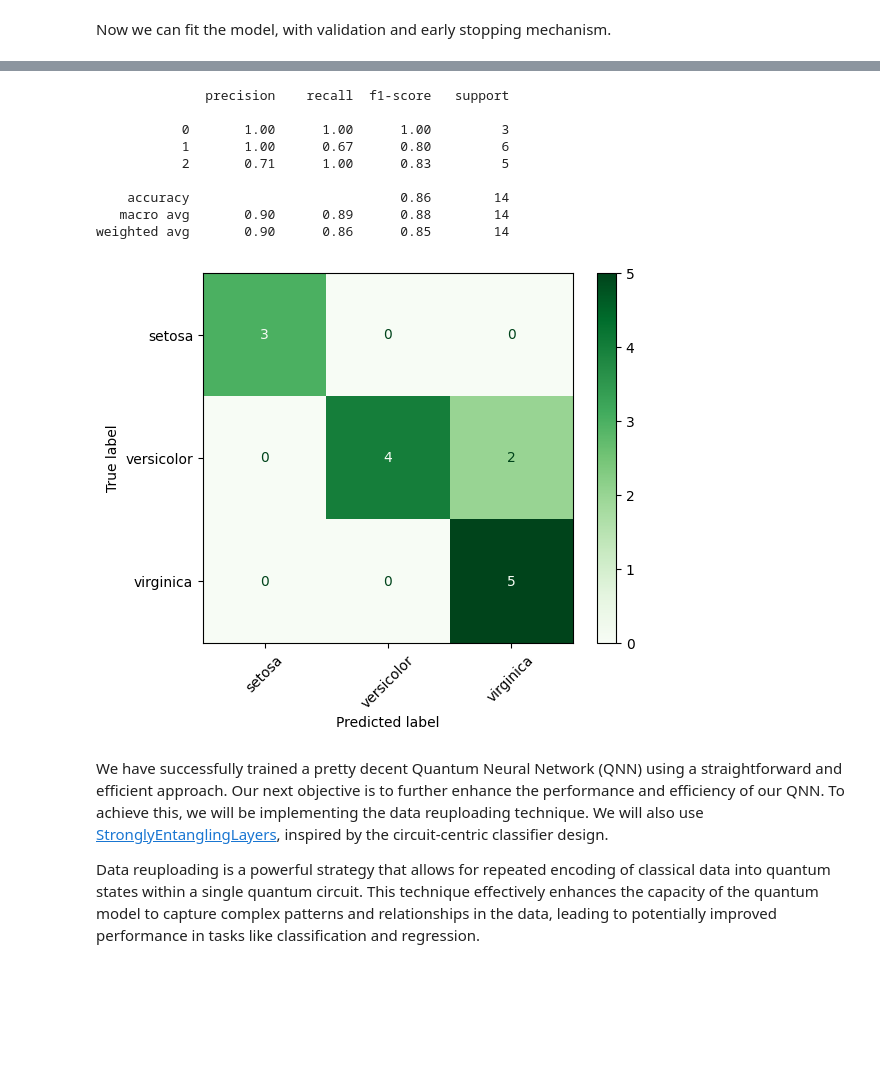
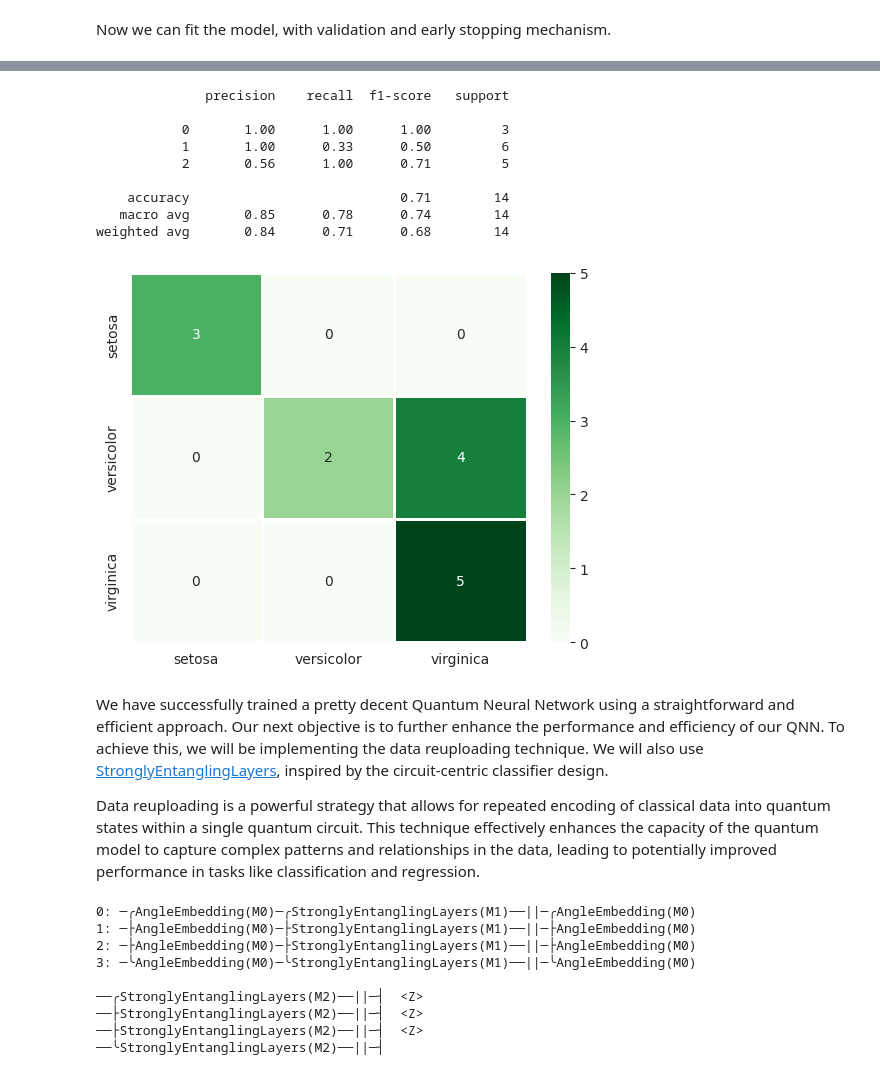
Before and after one commit to m2papierz/FastQML, a Jupyter notebook: demo/quantum_neural_network_demo.ipynb, the cells around one changed output, grey strips where cells are left out. Saved outputs shown, nothing was run; the diff lists cells and outputs as text; code cells hidden in the pictures; blank space fills up the shorter version.

Commit message:
Adjust QNN demo to new Estimator interface

```diff
--- a/demo/quantum_neural_network_demo.ipynb
+++ b/demo/quantum_neural_network_demo.ipynb
@@ -37,6 +43,7 @@ X, y = data.data, data.target
 # Normalize the data
 scaler = MinMaxScaler(feature_range=(-1, 1))
 X_normalized = scaler.fit_transform(X)
+X, y = X.astype(np.float32), y.astype(np.int16)
 
 # Split the dataset into training and testing sets
 X_train, X_test, y_train, y_test = train_test_split(
@@ -61,10 +68,22 @@ feature_map = AngleEmbedding(
     n_qubits=QUBITS_N
 )
 
-# EfficientSU2 ansatz
+# EfficientSU2 ansatz instance with 'full' entanglement scheme
 ansatz = EfficientSU2(
     n_qubits=QUBITS_N,
     entanglement='full',
-    skip_last_rotations=False,
-    reps=1
+    skip_last_rotations=False
 )
+
+# QuantumModel instance with defined ansatz and feature map
+q_model = QuantumModel(
+    n_qubits=QUBITS_N,
+    feature_map=feature_map,
+    ansatz=ansatz,
+    layers_num=2,
+    measurements_num=3,
+    data_reuploading=False
+)
+
+# Draw quantum model circuit
+q_model.draw_circuit(device_expansion=False)
@@ -73,14 +102,7 @@ Having all components let's create a QNNClassifier and draw it's circuit.
 # %%
-# Create QNNClassifier model with defined ansatz and feature map
-model = QNNClassifier(
-    n_qubits=QUBITS_N,
-    feature_map=feature_map,
-    ansatz=ansatz,
+# Create Estimator model with defined QuantumModel component
+model = Estimator(
+    estimator_components=q_model,
     loss_fn=optax.softmax_cross_entropy_with_integer_labels,
-    optimizer_fn=optax.adam,
-    data_reuploading=False,
-    layers_num=3,
-    classes_num=3
+    optimizer_fn=optax.adam
 )
-
-model.draw_circuit()
@@ -104,7 +109,7 @@ M0 =
 # %% [markdown]
 Now we can fit the model, with validation and early stopping mechanism.
 # %%
-early_stopping = EarlyStopping(patience=25)
+early_stopping = EarlyStopping(patience=ES_PATIENCE)
 
 model.fit(
     train_data=X_train,
@@ -137,28 +142,27 @@ Stopping early at epoch 107.
 # %%
 # Make predictions
 y_pred = model.predict(X_test)
 
 # Evaluate the classifier
 print(classification_report(y_test, y_pred))
 
 # Display confusion matrix
 cm = confusion_matrix(y_test, y_pred, labels=[0, 1, 2])
-disp = ConfusionMatrixDisplay(confusion_matrix=cm, display_labels=['setosa', 'versicolor', 'virginica'])
-disp.plot(cmap='Greens', xticks_rotation=45)
+sns.heatmap(cm, cmap="Greens", linewidths=0.8, annot=True, xticklabels=LABELS, yticklabels=LABELS)
 plt.show()
 # %% [output]
               precision    recall  f1-score   support
 
            0       1.00      1.00      1.00         3
-           1       1.00      0.67      0.80         6
-           2       0.71      1.00      0.83         5
+           1       1.00      0.33      0.50         6
+           2       0.56      1.00      0.71         5
 
-    accuracy                           0.86        14
-   macro avg       0.90      0.89      0.88        14
-weighted avg       0.90      0.86      0.85        14
+    accuracy                           0.71        14
+   macro avg       0.85      0.78      0.74        14
+weighted avg       0.84      0.71      0.68        14
-[figure, old version]
+[figure, new version]
 # %% [markdown]
-We have successfully trained a pretty decent Quantum Neural Network (QNN) using a straightforward and efficient approach. Our next objective is to further enhance the performance and efficiency of our QNN. To achieve this, we will be implementing the data reuploading technique. We will also use [StronglyEntanglingLayers](https://arxiv.org/abs/1804.00633), inspired by the circuit-centric classifier design.
+We have successfully trained a pretty decent Quantum Neural Network using a straightforward and efficient approach. Our next objective is to further enhance the performance and efficiency of our QNN. To achieve this, we will be implementing the data reuploading technique. We will also use [StronglyEntanglingLayers](https://arxiv.org/abs/1804.00633), inspired by the circuit-centric classifier design.
 
 Data reuploading is a powerful strategy that allows for repeated encoding of classical data into quantum states within a single quantum circuit. This technique effectively enhances the capacity of the quantum model to capture complex patterns and relationships in the data, leading to potentially improved performance in tasks like classification and regression.
 # %%
@@ -172,4 +176,27 @@ ansatz = StronglyEntanglingLayers(
     n_qubits=QUBITS_N,
     n_layers=2
 )
+
+# Create QuantumModel model with defined ansatz and feature map
+# Use data reuploading technique by setting data_reuploading to True
+q_model = QuantumModel(
+    n_qubits=QUBITS_N,
+    feature_map=feature_map,
+    ansatz=ansatz,
+    data_reuploading=True,
+    layers_num=2,
+    measurements_num=3
+)
+
+q_model.draw_circuit(device_expansion=False)
+# %% [output]
+0: ─╭AngleEmbedding(M0)─╭StronglyEntanglingLayers(M1)──||─╭AngleEmbedding(M0)
+1: ─├AngleEmbedding(M0)─├StronglyEntanglingLayers(M1)──||─├AngleEmbedding(M0)
+2: ─├AngleEmbedding(M0)─├StronglyEntanglingLayers(M1)──||─├AngleEmbedding(M0)
+3: ─╰AngleEmbedding(M0)─╰StronglyEntanglingLayers(M1)──||─╰AngleEmbedding(M0)
+
+──╭StronglyEntanglingLayers(M2)──||─┤  <Z>
+──├StronglyEntanglingLayers(M2)──||─┤  <Z>
+──├StronglyEntanglingLayers(M2)──||─┤  <Z>
+──╰StronglyEntanglingLayers(M2)──||─┤
 # %%
```
Also changed, not shown: parts of 10 cells of this notebook.
